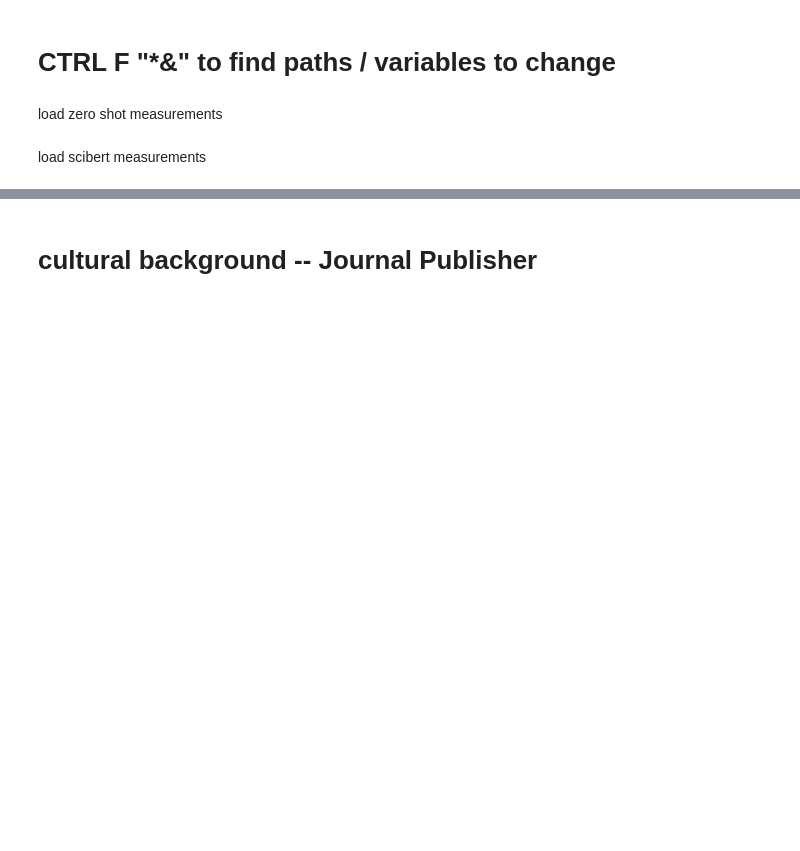
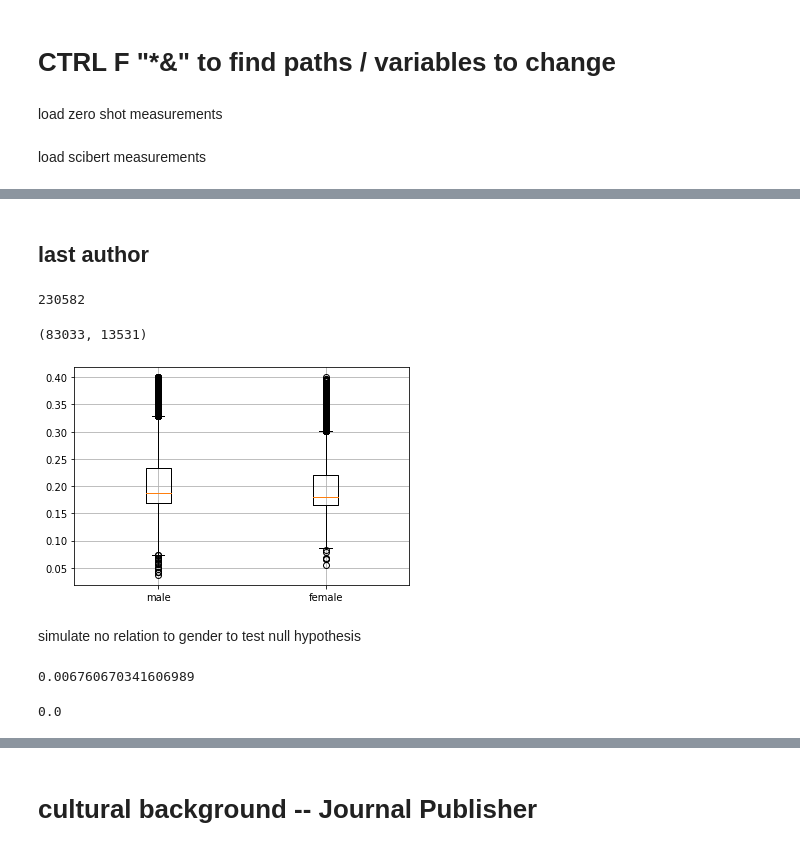
Before and after one commit to graceshaoy/subj-unc-grace, a Jupyter notebook: UncertaintyTrends_grace.ipynb, the cells around one changed output, grey strips where cells are left out. Drawn from its saved outputs; the diff is of its cells as text; code cells hidden in the pictures; blank space fills up the shorter version.

Commit message:
gender

```diff
--- a/UncertaintyTrends_grace.ipynb
+++ b/UncertaintyTrends_grace.ipynb
@@ -65,0 +68,2 @@ soc_fin_wyear = pd.read_csv('/project/jevans/jamshid/mag/sociology/MAX_ScB_uncer
+# %%
+uncertainty_gender = pd.read_csv('data_author/physics/uncertainty_gender.csv',index_col=0)
@@ -65,0 +76,33 @@ soc_fin_wyear = pd.read_csv('/project/jevans/jamshid/mag/sociology/MAX_ScB_uncer
+# %%
+paper_authorcount = dict(uncertainty_gender.groupby('paperid').author_position.max())
+# %% [markdown]
+## last author
+# %%
+last = []
+for i in uncertainty_gender.index:
+    islast = paper_authorcount[uncertainty_gender['paperid'][i]] == uncertainty_gender['author_position'][i]
+    last.append(islast)
+uncertainty_gender['last'] = last
+# %%
+len(uncertainty_gender)
+# %% [output]
+230582
+# %%
+len(uncertainty_gender.query('genderclean=="male"')), len(uncertainty_gender.query('genderclean=="female"'))
+# %% [output]
+(83033, 13531)
+# %%
+last_gender = [uncertainty_gender.query('last').query('genderclean == "male"').query('uncertain <= 0.4')['uncertain'],uncertainty_gender.query('last').query('genderclean == "female"').query('uncertain <= 0.4')['uncertain']]
+# %%
+plt.boxplot(last_gender)
+plt.xticks([1,2],['male','female'])
+plt.grid()
+# %% [output]
+[figure, added]
+# %% [markdown]
+simulate no relation to gender to test null hypothesis
+# %%
+last_mean = last_gender[0].mean() - last_gender[1].mean()
+last_mean
+# %% [output]
+0.006760670341606989
@@ -65,0 +116,4 @@ soc_fin_wyear = pd.read_csv('/project/jevans/jamshid/mag/sociology/MAX_ScB_uncer
+# %%
+sum(pd.Series(last_meandiffs) > last_mean) / len(last_meandiffs)
+# %% [output]
+0.0
```
Also changed, not shown: parts of 23 cells of this notebook, 5 other files.
